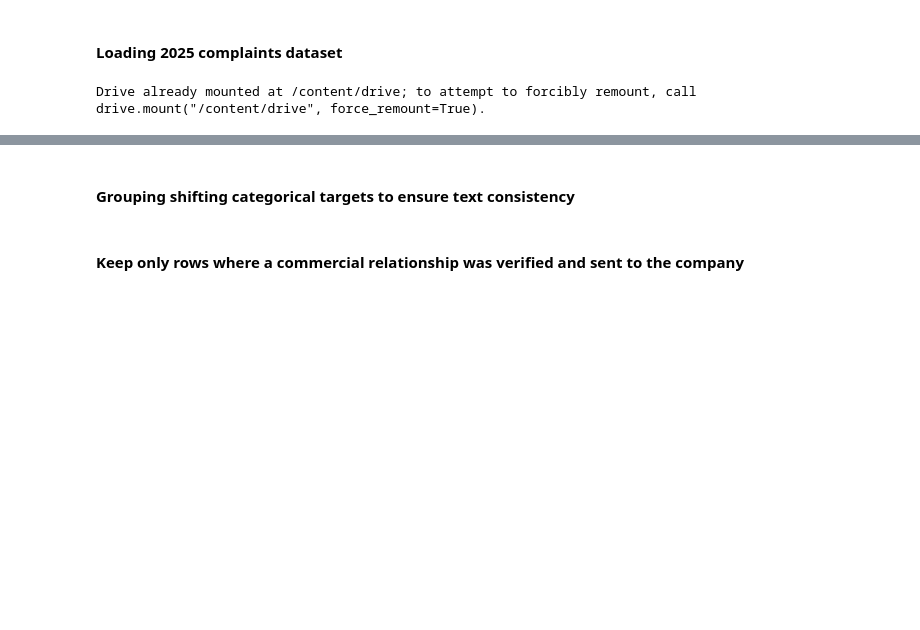
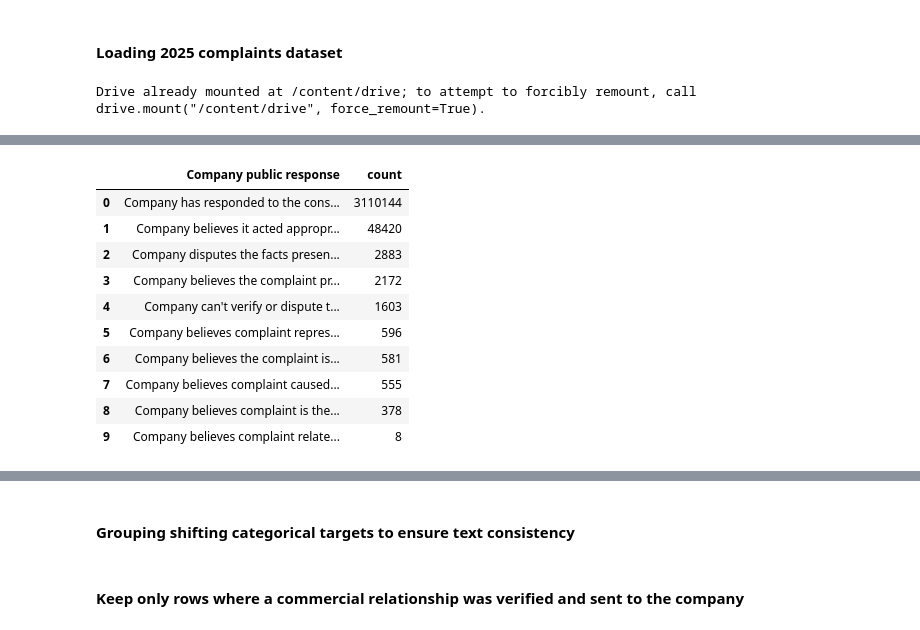
Before and after one commit to Papazian/MADS_Capstone, a Jupyter notebook: Natural_Language_Processing/nlp2025.ipynb, the cells around one changed output, grey strips where cells are left out. Saved outputs shown, nothing was run; the diff lists cells and outputs as text; code cells hidden in the pictures; blank space fills up the shorter version.

```diff
--- a/Natural_Language_Processing/nlp2025.ipynb
+++ b/Natural_Language_Processing/nlp2025.ipynb
@@ -172,7 +251,20 @@ df.groupby(df['Issue']).size()
 # %%
 # Group by the company public response and count obsevations
 
-df.groupby(df['Company public response']).size()
+df.groupby(df['Company public response']).size().sort_values(
+    ascending=False).reset_index(name='count')
+# %% [output]
+|  | Company public response | count |
+| 0 | Company has responded to the cons... | 3110144 |
+| 1 | Company believes it acted appropr... | 48420 |
+| 2 | Company disputes the facts presen... | 2883 |
+| 3 | Company believes the complaint pr... | 2172 |
+| 4 | Company can't verify or dispute t... | 1603 |
+| 5 | Company believes complaint repres... | 596 |
+| 6 | Company believes the complaint is... | 581 |
+| 7 | Company believes complaint caused... | 555 |
+| 8 | Company believes complaint is the... | 378 |
+| 9 | Company believes complaint relate... | 8 |
 # %%
 # Group by company response to consumer and count obsevations
 
```
Also changed, not shown: parts of 22 cells of this notebook.
